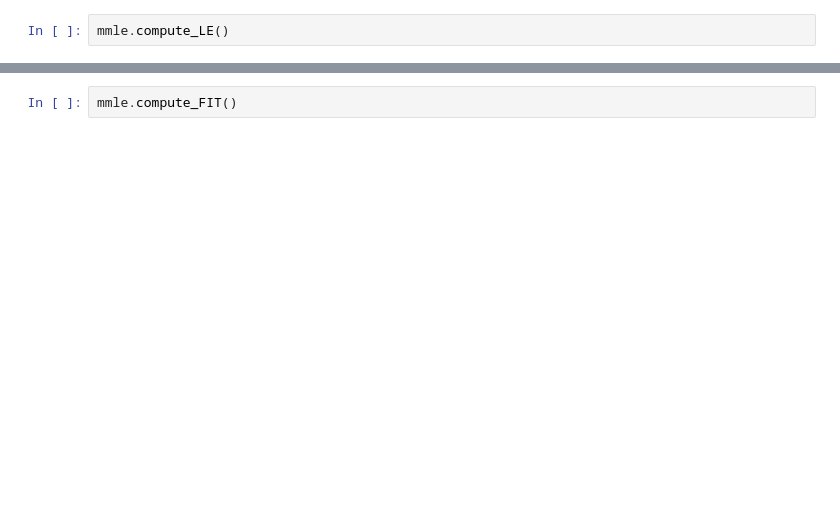
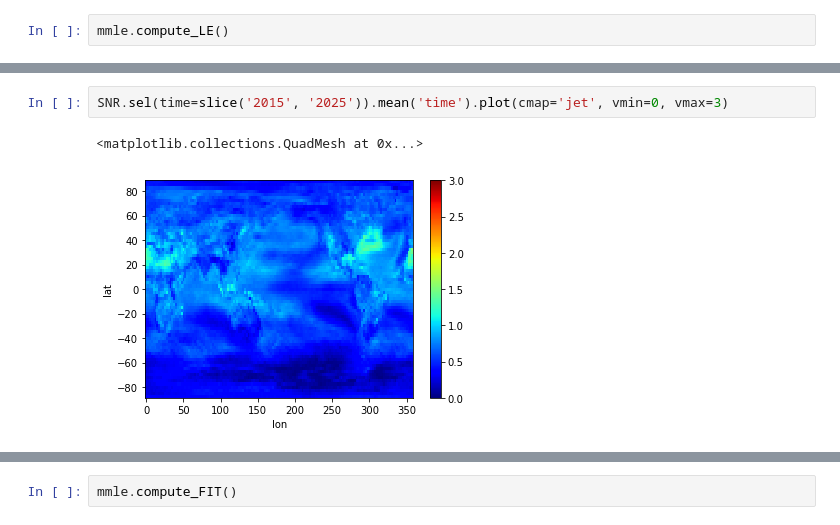
Before and after one commit to MackenzieBlanusa/InternalVariability, a Jupyter notebook: notebooks/Load_from_global.ipynb, the cells around one changed output, grey strips where cells are left out. Cells and saved outputs as stored; diff of their text form; blank space fills up the shorter version.

```diff
--- a/notebooks/Load_from_global.ipynb
+++ b/notebooks/Load_from_global.ipynb
@@ -85,0 +92,5 @@ mmle.results['M_LE'].isel(lat=0, lon=0).plot(hue='model')
+# %%
+SNR.sel(time=slice('2015', '2025')).mean('time').plot(cmap='jet', vmin=0, vmax=3)
+# %% [output]
+<matplotlib.collections.QuadMesh at 0x...>
+[figure, added]
```
Also changed, not shown: parts of 36 cells of this notebook, 4 other files.
